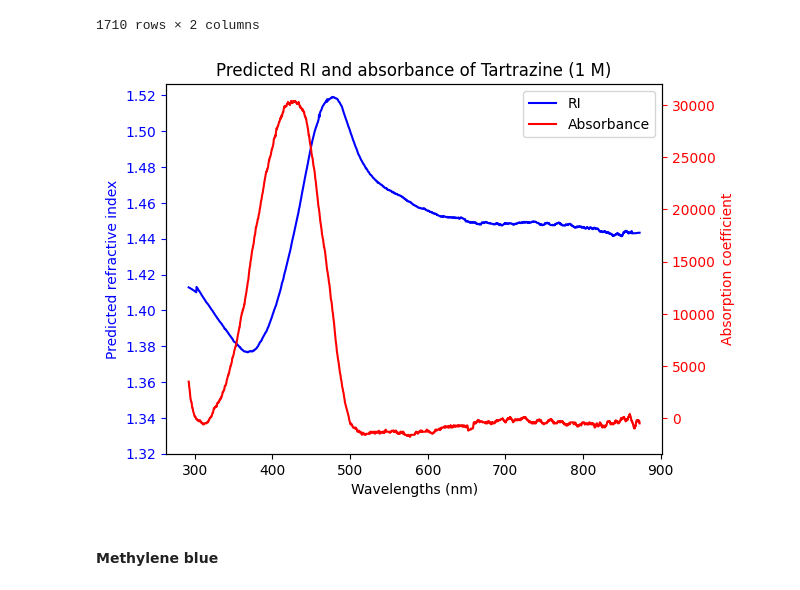
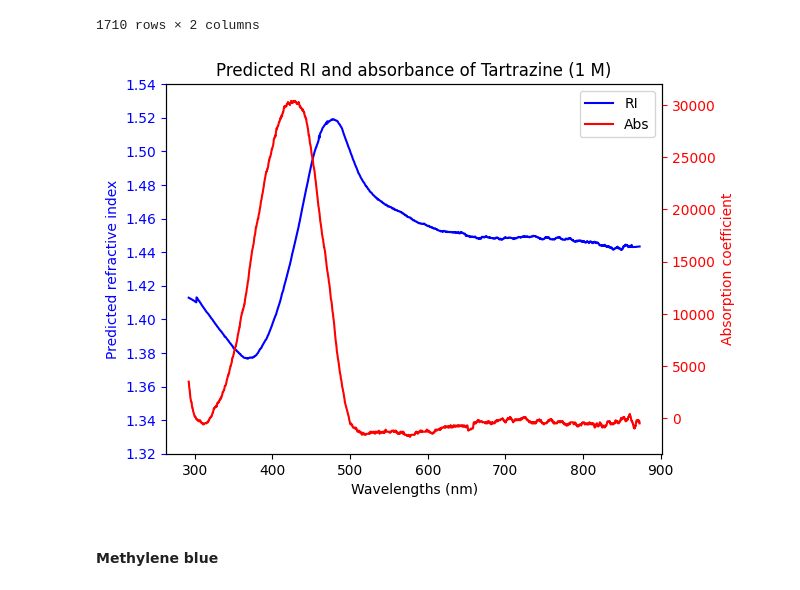
Before and after one commit to qanhng/Refractive-Index-Prediction-Model, a Jupyter notebook: kramers_kronig.ipynb, the cells around one changed output. Cells and saved outputs as stored; diff of their text form; code cells hidden in the pictures.

```diff
--- a/kramers_kronig.ipynb
+++ b/kramers_kronig.ipynb
@@ -67,13 +67,15 @@ def kramers_kronig(wavelengths,
 
     return ri_values
 # %%
+from matplotlib.ticker import MaxNLocator
+
 def plot_spectrum(compound_name,
                   conc,
                   wavelengths,
                   abs_coeff,
                   ri_spectrum,
                   y_min=1.32,
-                  y_max=1.54):
+                  y_max=1.55):
     """ Plot the predicted RI values and absorbance over the full spectrum. Input
         the compound name and concentration, wavelengths, absorption coefficient (alpha),
         RI values from Kramers-Kronig integration. The Y-axis limits are set, however if needed
@@ -86,12 +88,17 @@ def plot_spectrum(compound_name,
     ax1.plot(wavelengths, ri_spectrum, "b-", label="RI")
     ax1.set_xlabel("Wavelengths (nm)")
     ax1.set_ylabel("Predicted refractive index", color="b")
-    ax1.set_yticks(np.arange(y_min, y_max, 0.02))
     ax1.tick_params("y", colors="b")
+
+    if y_min == 1.32 and y_max == 1.55:     # Default y-axis
+        ax1.set_yticks(np.arange(y_min, y_max, 0.02))
+    else:
+        ax1.yaxis.set_major_locator(MaxNLocator(nbins=10))
+
 
     # Plot absorbance
     ax2 = ax1.twinx()
-    ax2.plot(wavelengths, abs_coeff, "r-", label="Absorbance")
+    ax2.plot(wavelengths, abs_coeff, "r-", label="Abs")
     ax2.set_ylabel("Absorption coefficient", color="r")
     ax2.tick_params("y", colors="r")
 
@@ -109,15 +116,15 @@ To import absorbance data to run Kramers-Kronig calculation, add the absorbance
 #### Tartrazine
 # %%
 # Read data from .txt file with measured absorbance data
-abs = pd.read_csv("data/TTZ 10µM PBS abs.txt", sep="\t", header=None)
+ttz_abs = pd.read_csv("data/TTZ 10µM PBS abs.txt", sep="\t", header=None)
 
 # Rename the columns in the data table
-abs.columns = ["Wavelengths", "Abs"]
+ttz_abs.columns = ["Wavelengths", "Abs"]
 
 # Set the wavelengths limit - this can be changed to eliminate negative absorbance
-abs = abs[300:2010]
+ttz_abs = ttz_abs[300:2010]
 
-abs
+ttz_abs
 # %% [output]
 |  | Wavelengths | Abs |
 | 300 | 292.36 | 0.035 |
@@ -134,27 +141,27 @@ abs
 1710 rows × 2 columns
 # %%
 # Calculate absorption coefficient at each wavelength
-abs_coeff = abs_coefficient(abs["Abs"], # Absorbance column from table
+abs_coeff = abs_coefficient(ttz_abs["Abs"], # Absorbance column from table
                             10 * 1e-6,  # Concentration used for measurement - 10 uM (convert to M)
                             1)  # Concentration for prediction (in M)
 # %%
 # Kramers-Kronig calculation
 
 # Get the predicted RI using the XGBoost model at the specified concentration
 ref_ri = 1.428
 
 # Perform the integration to get full spectrum RI
-ri_spectrum = kramers_kronig(abs["Wavelengths"],
+ri_spectrum = kramers_kronig(ttz_abs["Wavelengths"],
                              abs_coeff,
                              ref_ri)
 
 # Plot the spectrum
 plot_spectrum("Tartrazine",
               "1 M",
-              abs["Wavelengths"],
+              ttz_abs["Wavelengths"],
               abs_coeff,
               ri_spectrum)
 # %% [output]
-[figure, old version]
+[figure, new version]
 # %% [markdown]
 #### Methylene blue
```
Also changed, not shown: parts of 5 cells of this notebook, 5 other files.
